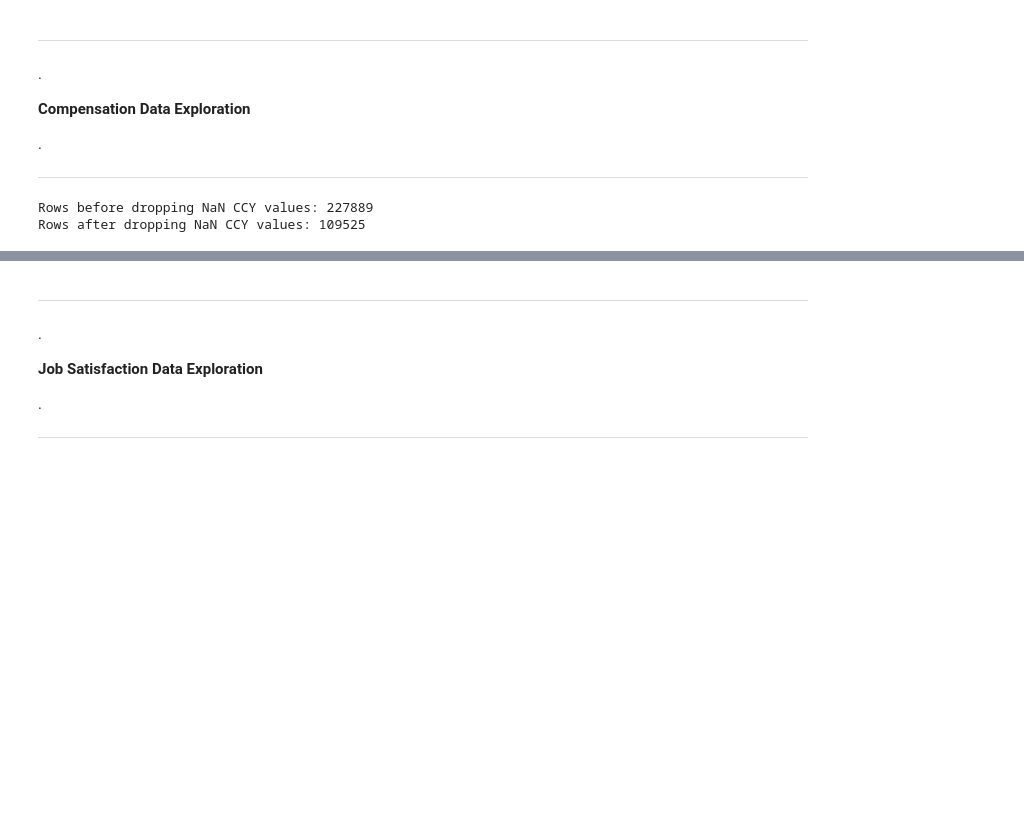
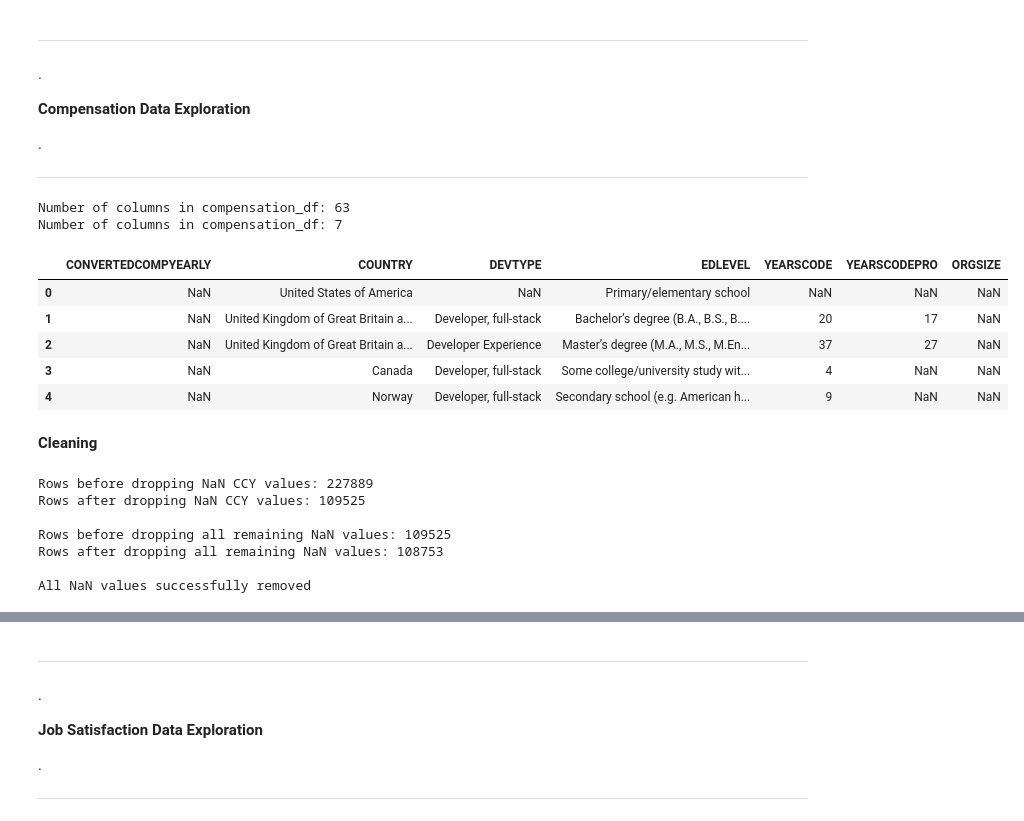
Before and after one commit to adni8025/Stack-Overflow-Developer-Survey-Data-Mining, a Jupyter notebook: restructuredFile.ipynb, the cells around one changed output, grey strips where cells are left out. Drawn from its saved outputs; the diff is of its cells as text; code cells hidden in the pictures; blank space fills up the shorter version.

```diff
--- a/restructuredFile.ipynb
+++ b/restructuredFile.ipynb
@@ -117,12 +117,62 @@ Combined DataFrame shape: (227889, 63)
 .
 
 -------------------------------------------------------------------------------------
+# %%
+#show changes
+print(f'Number of columns in compensation_df: {combined_df.shape[1]}')
+
+#columns to include in compensatiion_df
+compensation_include_columns = [
+    'CONVERTEDCOMPYEARLY',
+    'COUNTRY',
+    'DEVTYPE',
+    'EDLEVEL',
+    'YEARSCODE',
+    'YEARSCODEPRO',
+    'ORGSIZE'
+]
+
+#creates jobsat_df
+compensation_df = combined_df[compensation_include_columns]
+
+#show changes
+print(f'Number of columns in compensation_df: {compensation_df.shape[1]}')
+compensation_df.head()
+# %% [output]
+Number of columns in compensation_df: 63
+Number of columns in compensation_df: 7
+|  | CONVERTEDCOMPYEARLY | COUNTRY | DEVTYPE | EDLEVEL | YEARSCODE | YEARSCODEPRO | ORGSIZE |
+| 0 | NaN | United States of America | NaN | Primary/elementary school | NaN | NaN | NaN |
+| 1 | NaN | United Kingdom of Great Britain a... | Developer, full-stack | Bachelor’s degree (B.A., B.S., B.... | 20 | 17 | NaN |
+| 2 | NaN | United Kingdom of Great Britain a... | Developer Experience | Master’s degree (M.A., M.S., M.En... | 37 | 27 | NaN |
+| 3 | NaN | Canada | Developer, full-stack | Some college/university study wit... | 4 | NaN | NaN |
+| 4 | NaN | Norway | Developer, full-stack | Secondary school (e.g. American h... | 9 | NaN | NaN |
+# %% [markdown]
+**Cleaning**
 # %%
 #drop all NaN values in CONVERTEDCOMPYEARLY column
-compensation_df = combined_df.copy()
 print(f'Rows before dropping NaN CCY values: {compensation_df.shape[0]}')
 compensation_df = compensation_df.dropna(subset=['CONVERTEDCOMPYEARLY'])
 print(f'Rows after dropping NaN CCY values: {compensation_df.shape[0]}\n')
+
+#drop all remaining NaN values
+print(f'Rows before dropping all remaining NaN values: {compensation_df.shape[0]}')
+compensation_df = compensation_df.dropna()
+print(f'Rows after dropping all remaining NaN values: {compensation_df.shape[0]}\n')
+
+#ensure no more NaN
+if sum(compensation_df.isna().sum()) == 0:
+    print('All NaN values successfully removed')
+else:
+    print('Error: Dataset still contains NaN values')
+
+#reset index
+compensation_df = compensation_df.reset_index(drop=True)
 # %% [output]
 Rows before dropping NaN CCY values: 227889
 Rows after dropping NaN CCY values: 109525
+
+Rows before dropping all remaining NaN values: 109525
+Rows after dropping all remaining NaN values: 108753
+
+All NaN values successfully removed
```
Also changed, not shown: parts of 5 cells of this notebook.
